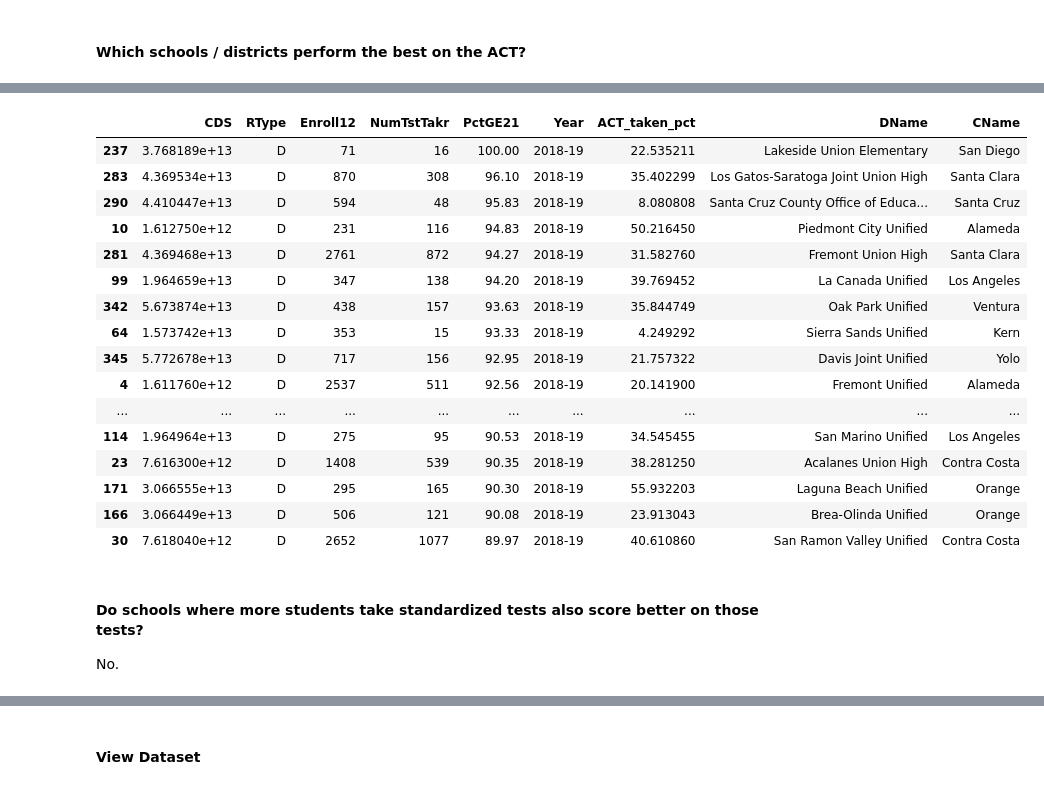
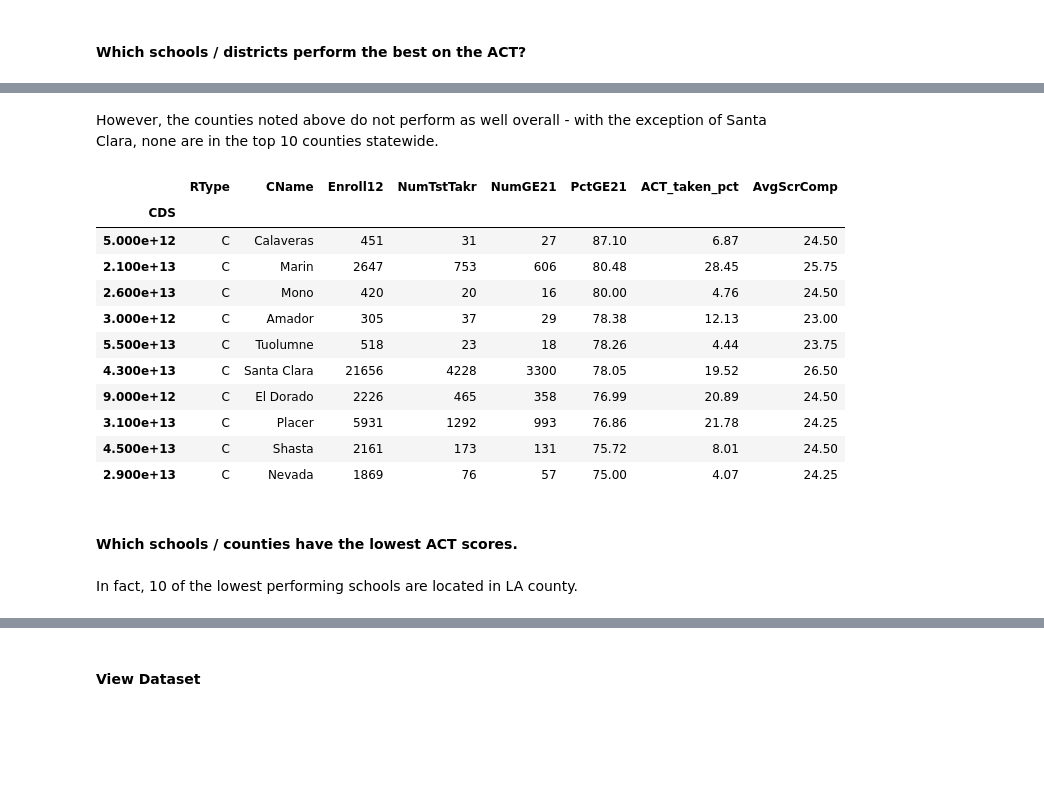
Before and after one commit to stevenlw-porpoise/California-Standardized-Testing-Analysis-Project, a Jupyter notebook: project1.ipynb, the cells around one changed output, grey strips where cells are left out. Drawn from its saved outputs; the diff is of its cells as text; code cells hidden in the pictures; blank space fills up the shorter version.

```diff
--- a/project1.ipynb
+++ b/project1.ipynb
@@ -143,5 +149,5 @@ name_cols = ['SName', 'DName', 'CName']
 
 code_cols = ['CCode', 'CDCode', 'SCode']
 subject_cols = ['AvgScrRead', 'AvgScrEng', 'AvgScrMath', 'AvgScrSci']
-dropped_cols = code_cols + subject_cols
+dropped_cols = code_cols + ['Year']
 act_ca.drop(columns=dropped_cols, inplace = True)
@@ -156,3 +154,5 @@ act_ca.query("RType == 'X'").drop(columns = name_cols)
+# %%
+act_ca.set_index('CDS', inplace=True)
 # %% [markdown]
 #### School Size
 
@@ -210,3 +213,5 @@ act_big['NumTstTakr'] = act_big['NumTstTakr'].astype(int)
 # %%
 act_big['NumGE21'] = act_big['NumGE21'].astype(int)
 act_big['PctGE21'] = act_big['PctGE21'].astype(float)
+# %%
+act_big.loc[:,'AvgScrRead':'AvgScrSci'] = act_big.loc[:,'AvgScrRead':'AvgScrSci'].astype(float)
@@ -235,0 +263,4 @@ act_big.query('Enroll12 < NumTstTakr').head(1) # TODO remove head
+# %%
+act_big['AvgScrComp'] = (act_big.loc[:,'AvgScrRead':'AvgScrSci'].sum(axis = 1))/4
+act_big.drop(columns = subject_cols, inplace=True)
+sns.scatterplot(data = act_big, x = 'PctGE21', y = 'AvgScrComp')
@@ -372,25 +511,22 @@ act_df.query('RType == "S"').merge(act_raw[['SName', 'CName', 'CDS']], how = 'le
+# %% [markdown]
+However, the counties noted above do not perform as well overall - with the exception of Santa Clara, none are in the top 10 counties statewide.
 # %%
-act_df.query('RType == "D"').merge(act_raw[['DName', 'CName', 'CDS']], how = 'left', on = 'CDS'). \
-    sort_values('PctGE21', ascending = False).head(20)
+act_big.query('RType == "C"').drop(columns= ['SName', 'DName']).\
+    sort_values('PctGE21', ascending = False).head(10)
 # %% [output]
-|  | CDS | RType | Enroll12 | NumTstTakr | PctGE21 | Year | ACT_taken_pct | DName | CName |
-| 237 | 3.768189e+13 | D | 71 | 16 | 100.00 | 2018-19 | 22.535211 | Lakeside Union Elementary | San Diego |
-| 283 | 4.369534e+13 | D | 870 | 308 | 96.10 | 2018-19 | 35.402299 | Los Gatos-Saratoga Joint Union High | Santa Clara |
-| 290 | 4.410447e+13 | D | 594 | 48 | 95.83 | 2018-19 | 8.080808 | Santa Cruz County Office of Educa... | Santa Cruz |
-| 10 | 1.612750e+12 | D | 231 | 116 | 94.83 | 2018-19 | 50.216450 | Piedmont City Unified | Alameda |
-| 281 | 4.369468e+13 | D | 2761 | 872 | 94.27 | 2018-19 | 31.582760 | Fremont Union High | Santa Clara |
-| 99 | 1.964659e+13 | D | 347 | 138 | 94.20 | 2018-19 | 39.769452 | La Canada Unified | Los Angeles |
-| 342 | 5.673874e+13 | D | 438 | 157 | 93.63 | 2018-19 | 35.844749 | Oak Park Unified | Ventura |
-| 64 | 1.573742e+13 | D | 353 | 15 | 93.33 | 2018-19 | 4.249292 | Sierra Sands Unified | Kern |
-| 345 | 5.772678e+13 | D | 717 | 156 | 92.95 | 2018-19 | 21.757322 | Davis Joint Unified | Yolo |
-| 4 | 1.611760e+12 | D | 2537 | 511 | 92.56 | 2018-19 | 20.141900 | Fremont Unified | Alameda |
-| ... | ... | ... | ... | ... | ... | ... | ... | ... | ... |
-| 114 | 1.964964e+13 | D | 275 | 95 | 90.53 | 2018-19 | 34.545455 | San Marino Unified | Los Angeles |
-| 23 | 7.616300e+12 | D | 1408 | 539 | 90.35 | 2018-19 | 38.281250 | Acalanes Union High | Contra Costa |
-| 171 | 3.066555e+13 | D | 295 | 165 | 90.30 | 2018-19 | 55.932203 | Laguna Beach Unified | Orange |
-| 166 | 3.066449e+13 | D | 506 | 121 | 90.08 | 2018-19 | 23.913043 | Brea-Olinda Unified | Orange |
-| 30 | 7.618040e+12 | D | 2652 | 1077 | 89.97 | 2018-19 | 40.610860 | San Ramon Valley Unified | Contra Costa |
+|  | RType | CName | Enroll12 | NumTstTakr | NumGE21 | PctGE21 | ACT_taken_pct | AvgScrComp |
+| CDS |  |  |  |  |  |  |  |  |
+| 5.000e+12 | C | Calaveras | 451 | 31 | 27 | 87.10 | 6.87 | 24.50 |
+| 2.100e+13 | C | Marin | 2647 | 753 | 606 | 80.48 | 28.45 | 25.75 |
+| 2.600e+13 | C | Mono | 420 | 20 | 16 | 80.00 | 4.76 | 24.50 |
+| 3.000e+12 | C | Amador | 305 | 37 | 29 | 78.38 | 12.13 | 23.00 |
+| 5.500e+13 | C | Tuolumne | 518 | 23 | 18 | 78.26 | 4.44 | 23.75 |
+| 4.300e+13 | C | Santa Clara | 21656 | 4228 | 3300 | 78.05 | 19.52 | 26.50 |
+| 9.000e+12 | C | El Dorado | 2226 | 465 | 358 | 76.99 | 20.89 | 24.50 |
+| 3.100e+13 | C | Placer | 5931 | 1292 | 993 | 76.86 | 21.78 | 24.25 |
+| 4.500e+13 | C | Shasta | 2161 | 173 | 131 | 75.72 | 8.01 | 24.50 |
+| 2.900e+13 | C | Nevada | 1869 | 76 | 57 | 75.00 | 4.07 | 24.25 |
-# %% [markdown]
-#### Do schools where more students take standardized tests also score better on those tests?
-
-No.
+# %% [markdown]
+#### Which schools / counties have the lowest ACT scores.
+# %% [markdown]
+In fact, 10 of the lowest performing schools are located in LA county.
```
Also changed, not shown: parts of 143 cells of this notebook.
